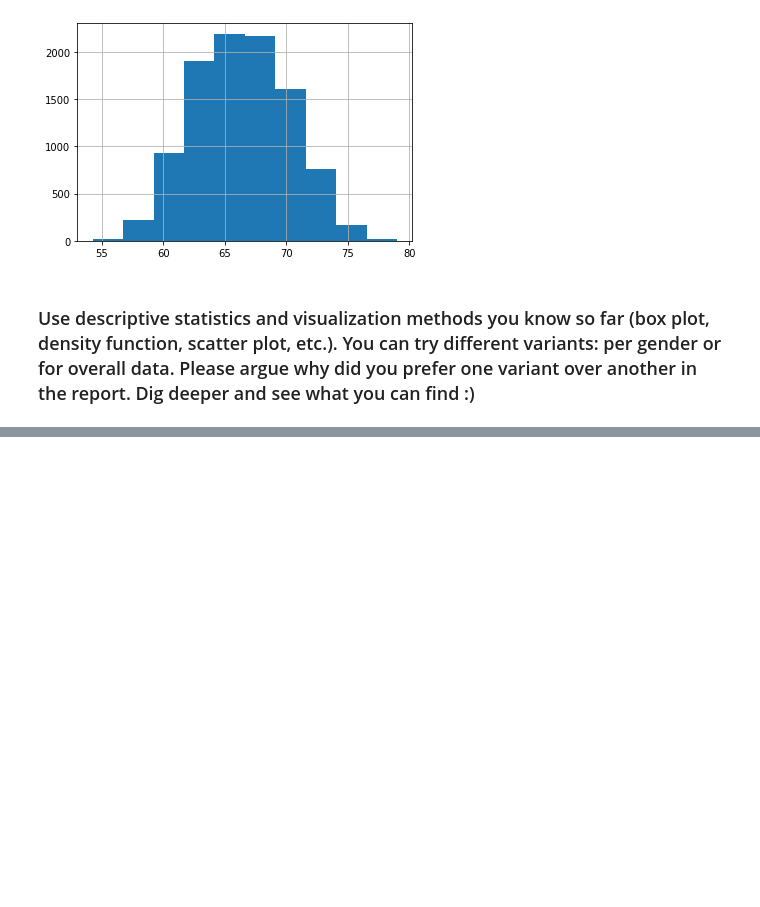
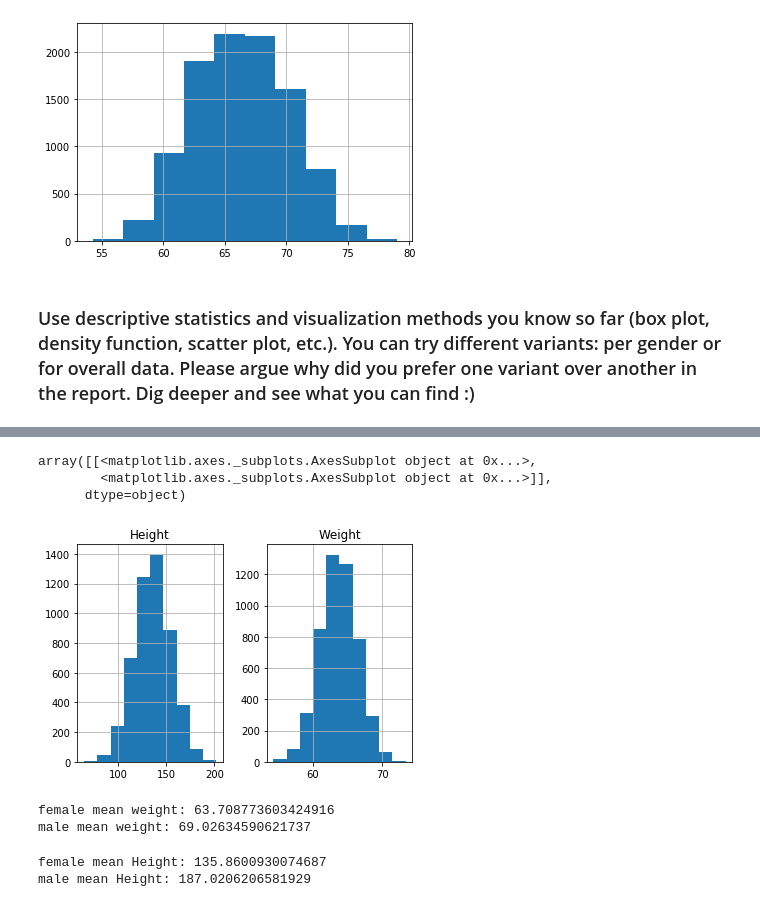
Before and after one commit to n0rso/YSU_data_mining, a Jupyter notebook: HW1/Assignment 1.ipynb, the cells around one changed output, grey strips where cells are left out. Drawn from its saved outputs; the diff is of its cells as text; code cells hidden in the pictures; blank space fills up the shorter version.

```diff
--- a/HW1/Assignment 1.ipynb
+++ b/HW1/Assignment 1.ipynb
@@ -135,0 +142,3 @@ data["Weight"].hist()
+# %%
+data_f = data[data["Gender"]=="Female"]
+data_n = data[data["Gender"]=="Male"]
@@ -135,0 +170,19 @@ data["Weight"].hist()
+# %%
+data_f.hist()
+# %% [output]
+array([[<matplotlib.axes._subplots.AxesSubplot object at 0x...>,
+        <matplotlib.axes._subplots.AxesSubplot object at 0x...>]],
+      dtype=object)
+[figure, added]
+# %%
+print("female mean weight:",data_f["Weight"].mean())
+print("male mean weight:",data_m["Weight"].mean())
+# %% [output]
+female mean weight: 63.708773603424916
+male mean weight: 69.02634590621737
+# %%
+print("female mean Height:",data_f["Height"].mean())
+print("male mean Height:",data_m["Height"].mean())
+# %% [output]
+female mean Height: 135.8600930074687
+male mean Height: 187.0206206581929
```
Also changed, not shown: parts of 7 cells of this notebook.
